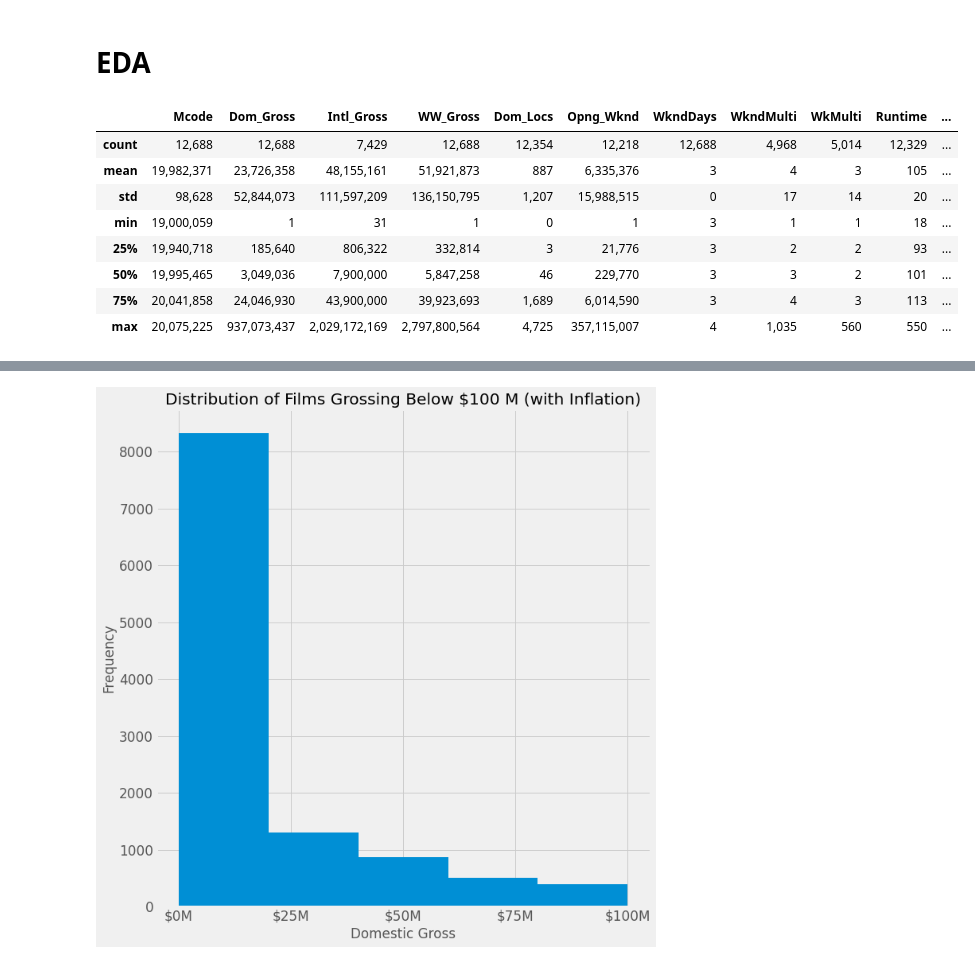
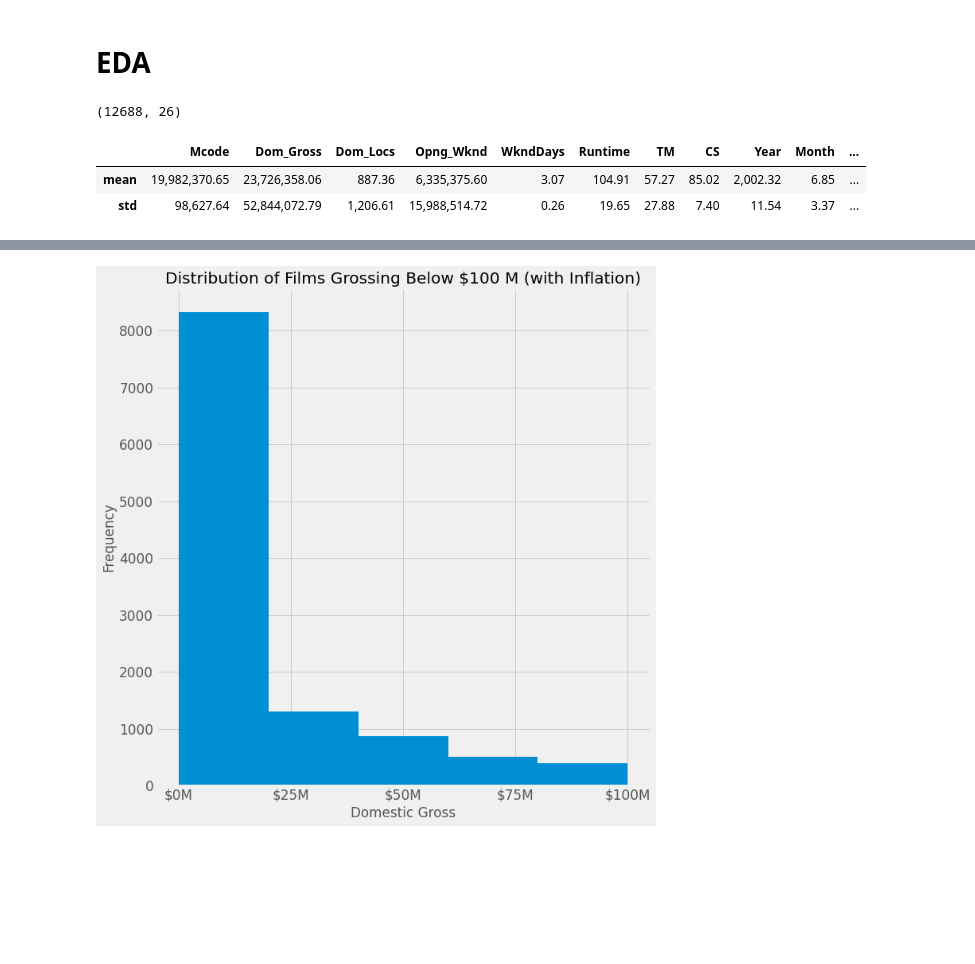
Before and after one commit to xazsanch/Predicting_Movie_Grosses, a Jupyter notebook: Untitled.ipynb, the cells around one changed output, grey strips where cells are left out. Drawn from its saved outputs; the diff is of its cells as text; code cells hidden in the pictures; blank space fills up the shorter version.

```diff
--- a/Untitled.ipynb
+++ b/Untitled.ipynb
@@ -227,18 +227,16 @@ inflated_opng_wknd           float64
 dtype: object
 # %% [markdown]
 # EDA
+# %%
+df.shape
+# %% [output]
+(12688, 26)
 # %%
-df.describe()
+df.describe().loc[['mean','std']]
 # %% [output]
-|  | Mcode | Dom_Gross | Intl_Gross | WW_Gross | Dom_Locs | Opng_Wknd | WkndDays | WkndMulti | WkMulti | Runtime | ... |
-| count | 12,688 | 12,688 | 7,429 | 12,688 | 12,354 | 12,218 | 12,688 | 4,968 | 5,014 | 12,329 | ... |
-| mean | 19,982,371 | 23,726,358 | 48,155,161 | 51,921,873 | 887 | 6,335,376 | 3 | 4 | 3 | 105 | ... |
-| std | 98,628 | 52,844,073 | 111,597,209 | 136,150,795 | 1,207 | 15,988,515 | 0 | 17 | 14 | 20 | ... |
-| min | 19,000,059 | 1 | 31 | 1 | 0 | 1 | 3 | 1 | 1 | 18 | ... |
-| 25% | 19,940,718 | 185,640 | 806,322 | 332,814 | 3 | 21,776 | 3 | 2 | 2 | 93 | ... |
-| 50% | 19,995,465 | 3,049,036 | 7,900,000 | 5,847,258 | 46 | 229,770 | 3 | 3 | 2 | 101 | ... |
-| 75% | 20,041,858 | 24,046,930 | 43,900,000 | 39,923,693 | 1,689 | 6,014,590 | 3 | 4 | 3 | 113 | ... |
-| max | 20,075,225 | 937,073,437 | 2,029,172,169 | 2,797,800,564 | 4,725 | 357,115,007 | 4 | 1,035 | 560 | 550 | ... |
+|  | Mcode | Dom_Gross | Dom_Locs | Opng_Wknd | WkndDays | Runtime | TM | CS | Year | Month | ... |
+| mean | 19,982,370.65 | 23,726,358.06 | 887.36 | 6,335,375.60 | 3.07 | 104.91 | 57.27 | 85.02 | 2,002.32 | 6.85 | ... |
+| std | 98,627.64 | 52,844,072.79 | 1,206.61 | 15,988,514.72 | 0.26 | 19.65 | 27.88 | 7.40 | 11.54 | 3.37 | ... |
 # %%
 df.tail()
 # %% [output]
```
Also changed, not shown: parts of 13 cells of this notebook, 5 other files.
